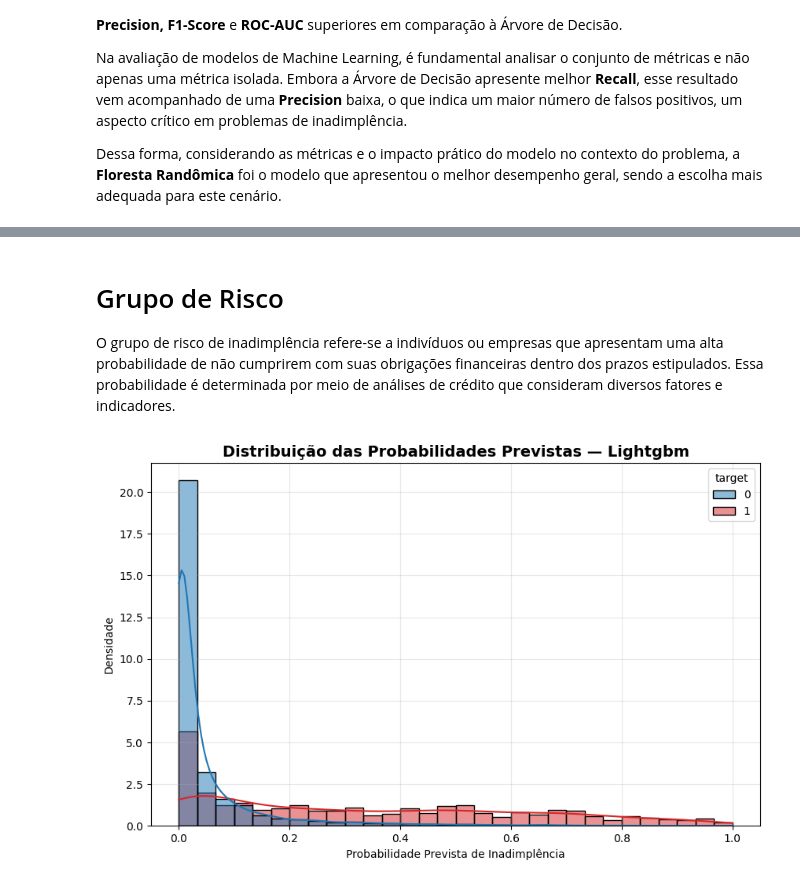
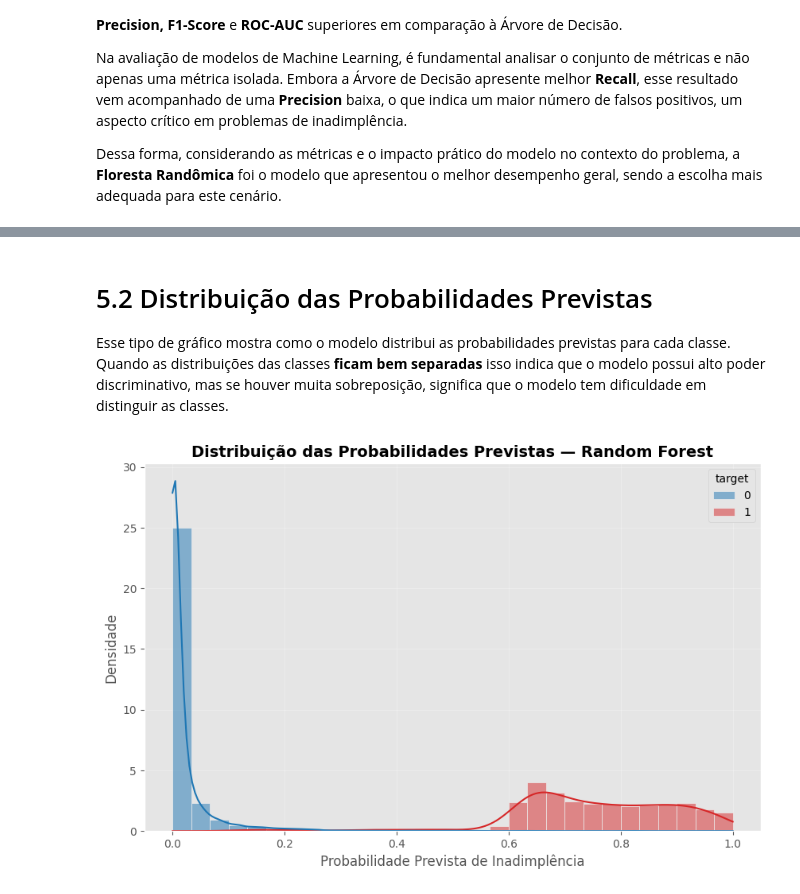
Before and after one commit to rrafahenrique/Modelo-Preditivo-Inadimplencia, a Jupyter notebook: DESAFIO - PARTE III.ipynb, the cells around one changed output, grey strips where cells are left out. Drawn from its saved outputs; the diff is of its cells as text; code cells hidden in the pictures.

```diff
--- a/DESAFIO - PARTE III.ipynb
+++ b/DESAFIO - PARTE III.ipynb
@@ -161,7 +161,7 @@ df_com_over.sort_values('Recall', ascending = False).style.format("{:.3f}", subs
 O aumento excessivo do `Recall` observadad na **Regressão Logística** após um Oversampling é um efeito clássico de **overfitting** (sobreajuste) na classe minoritária. Isso ocorre porque o modelo aprendeu "decorar" os exemplos sintéticos ou duplicados da classe minoritária em vez de aprender padrões gerais, tornando-o propenso para classificar qualquer dado novo como a classe minoritária.
 # %%
 # Processo leva pouco mais de 1 minuto
-df_com_under = ml.validacao_cruzada(X, y, undersampling=True)
+df_com_under, modelos_under = ml.validacao_cruzada(X, y, undersampling=True)
 df_com_under.sort_values('Recall', ascending = False).style.format("{:.3f}", subset = df_com_under.select_dtypes(include="number").columns).background_gradient(cmap='Blues')
 # %% [output]
 |  | Modelo | ROC-AUC | Accuracy | Precision | Recall | F1-Score |
@@ -300,0 +191,7 @@ Reporte de Classificação - Pipeline
+# %%
+# pegar apenas o modelo desejado
+rf_model = modelos_under["Floresta Randômica"]
+
+# usar em novos dados
+y_pred = rf_model.predict(X_test)
+y_proba = rf_model.predict_proba(X_test)[:, 1]
@@ -337,5 +302,5 @@ display(sub)
 # Salvando o dataset
 sub.to_csv('docs/submissao.csv', index=False)
 # %% [markdown]
-# Grupo de Risco
-O grupo de risco de inadimplência refere-se a indivíduos ou empresas que apresentam uma alta probabilidade de não cumprirem com suas obrigações financeiras dentro dos prazos estipulados. Essa probabilidade é determinada por meio de análises de crédito que consideram diversos fatores e indicadores.
+# 5.2 Distribuição das Probabilidades Previstas
+Esse tipo de gráfico mostra como o modelo distribui as probabilidades previstas para cada classe. Quando as distribuições das classes **ficam bem separadas** isso indica que o modelo possui alto poder discriminativo, mas se houver muita sobreposição, significa que o modelo tem dificuldade em distinguir as classes.
@@ -347,28 +307,32 @@ y_broba_forest = forest.predict_proba(X_test)[:,1]
 # %%
+import seaborn as sns
+
+# Calculando a probabilidade de cada evento
+y_broba_forest = rf_model.predict_proba(X_test)[:,1]
 
 # Criar dataframe auxiliar para facilitar
 df_plot = pd.DataFrame({
     "probabilidade": y_broba_forest,
     "target": y_test.reset_index(drop=True)
 })
 
 plt.figure(figsize=(10, 6))
 sns.histplot(
     data=df_plot,
     x="probabilidade",
     hue="target",
     bins=30,
     kde=True,
     stat="density",
     common_norm=False,  # muito importante: não normalizar junto as classes!!
     palette=["#1f77b4", "#d62728"]  # azul (0) e vermelho (1)
 )
 
-plt.title("Distribuição das Probabilidades Previstas — Lightgbm", fontsize=14, fontweight="bold")
+plt.title("Distribuição das Probabilidades Previstas — Random Forest", fontsize=14, fontweight="bold")
 plt.xlabel("Probabilidade Prevista de Inadimplência")
 plt.ylabel("Densidade")
 plt.grid(alpha=0.3)
 plt.show()
 # %% [output]
-[figure, old version]
+[figure, new version]
 # %% [markdown]
```
Also changed, not shown: parts of 48 cells of this notebook, 6 other files.
